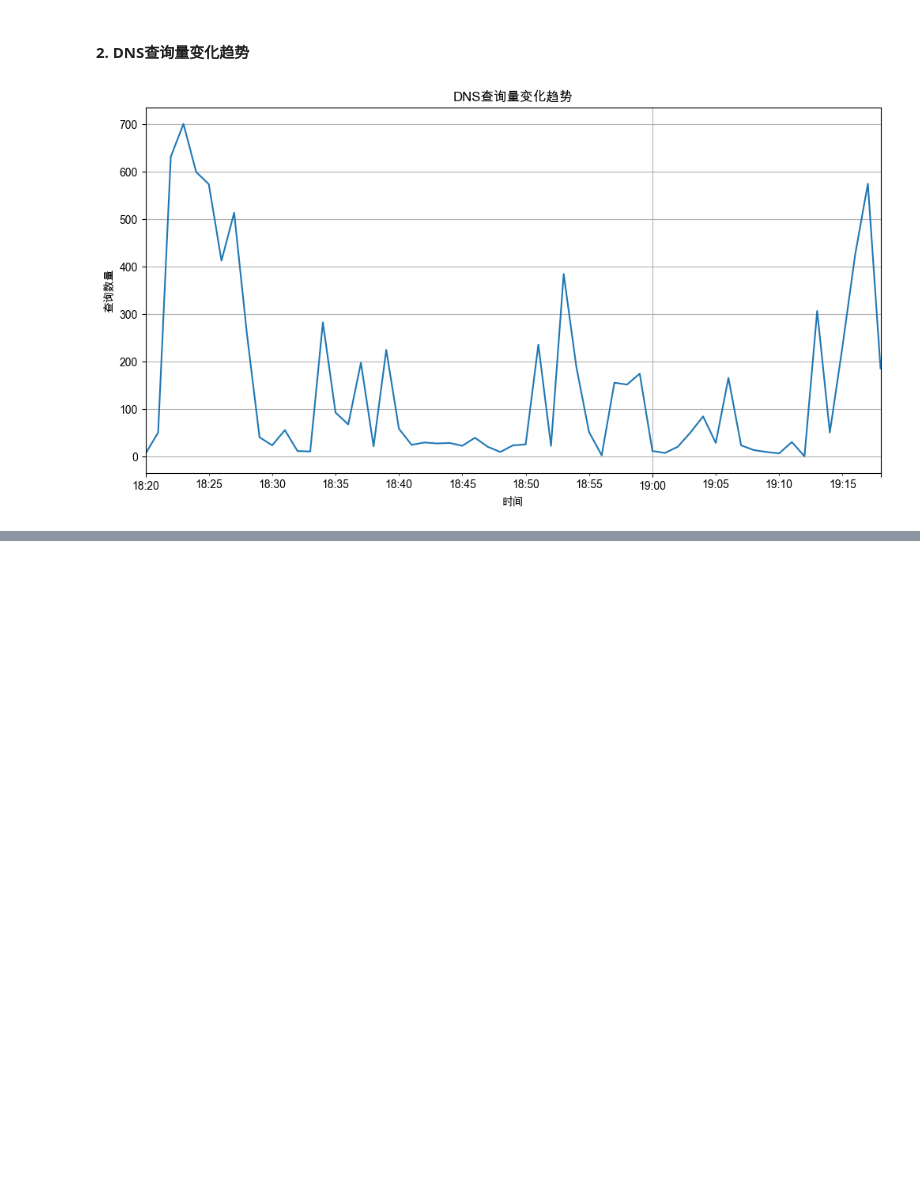
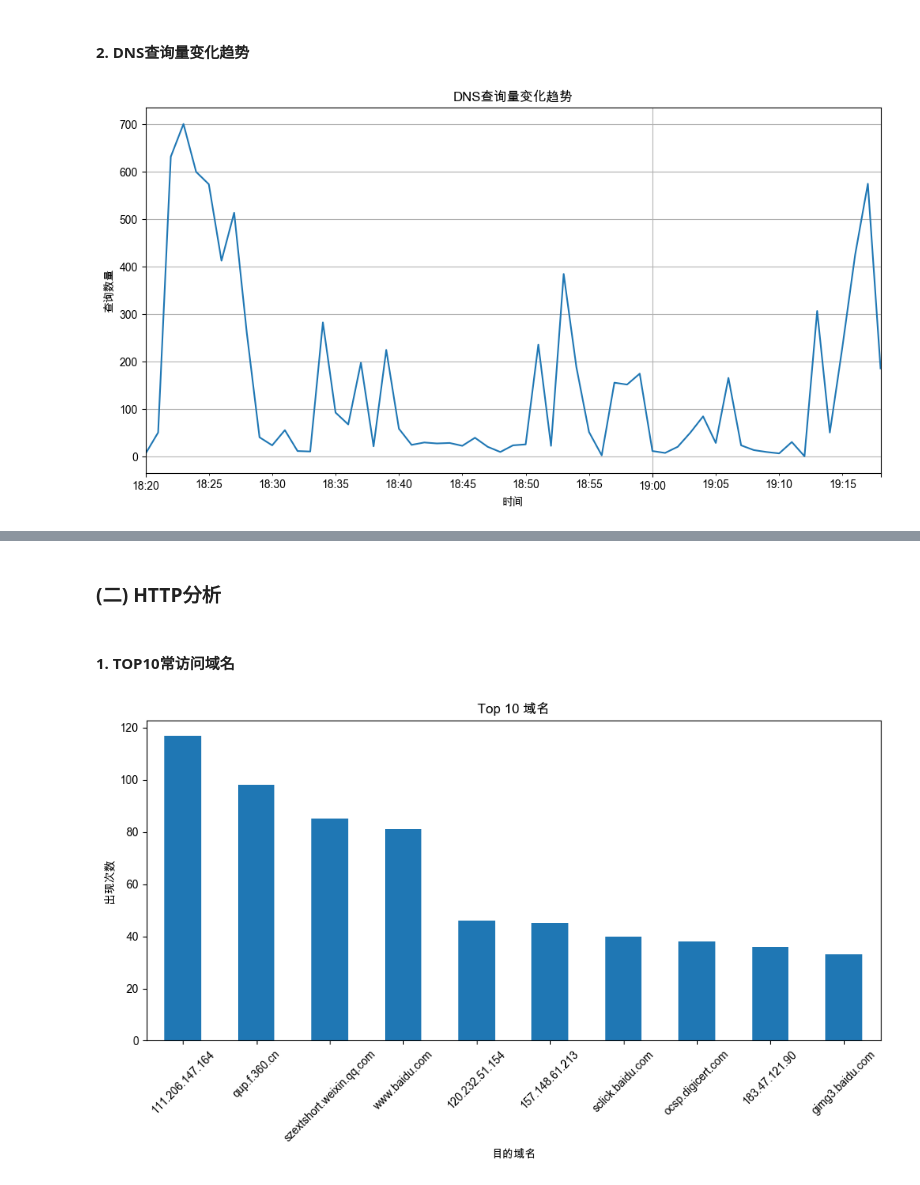
Before and after one commit to Shlisok/logAnalysis, a Jupyter notebook: 日志分析.ipynb, the cells around one changed output, grey strips where cells are left out. Cells and saved outputs as stored; diff of their text form; code cells hidden in the pictures; blank space fills up the shorter version.

```diff
--- a/日志分析.ipynb
+++ b/日志分析.ipynb
@@ -149,0 +166,19 @@ del dns_df_by_times
+# %% [markdown]
+### (二) HTTP分析
+# %% [markdown]
+#### 1. TOP10常访问域名
+# %%
+top_five_addresses = http_df['目的域名'].value_counts().head(10)
+plt.figure(figsize=(10, 6))
+top_five_addresses.plot(kind='bar')
+plt.title('Top 10 域名')
+plt.xlabel('目的域名')
+plt.ylabel('出现次数')
+plt.xticks(rotation=45)
+plt.tight_layout()
+plt.show()
+
+# 释放空间
+del top_five_addresses
+# %% [output]
+[figure, added]
```
Also changed, not shown: parts of 4 cells of this notebook.
